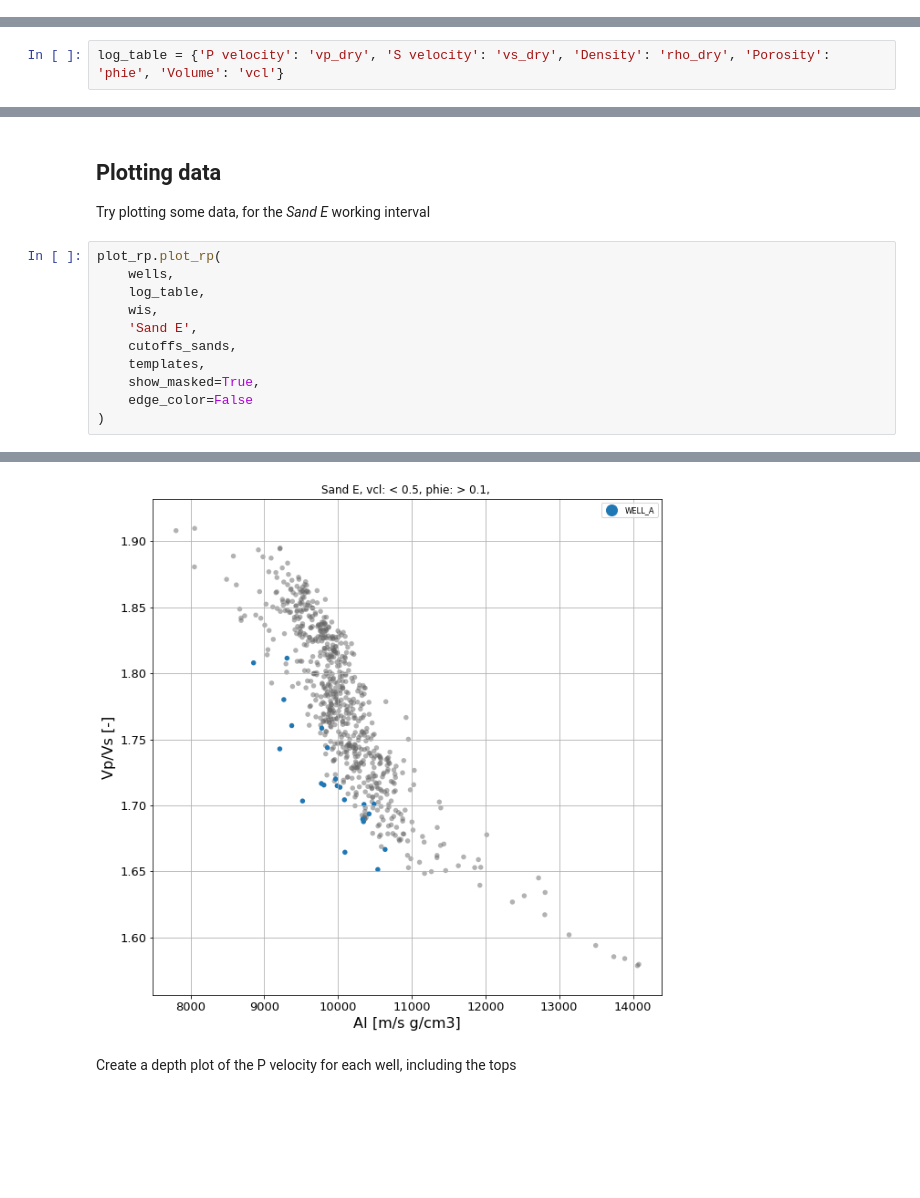
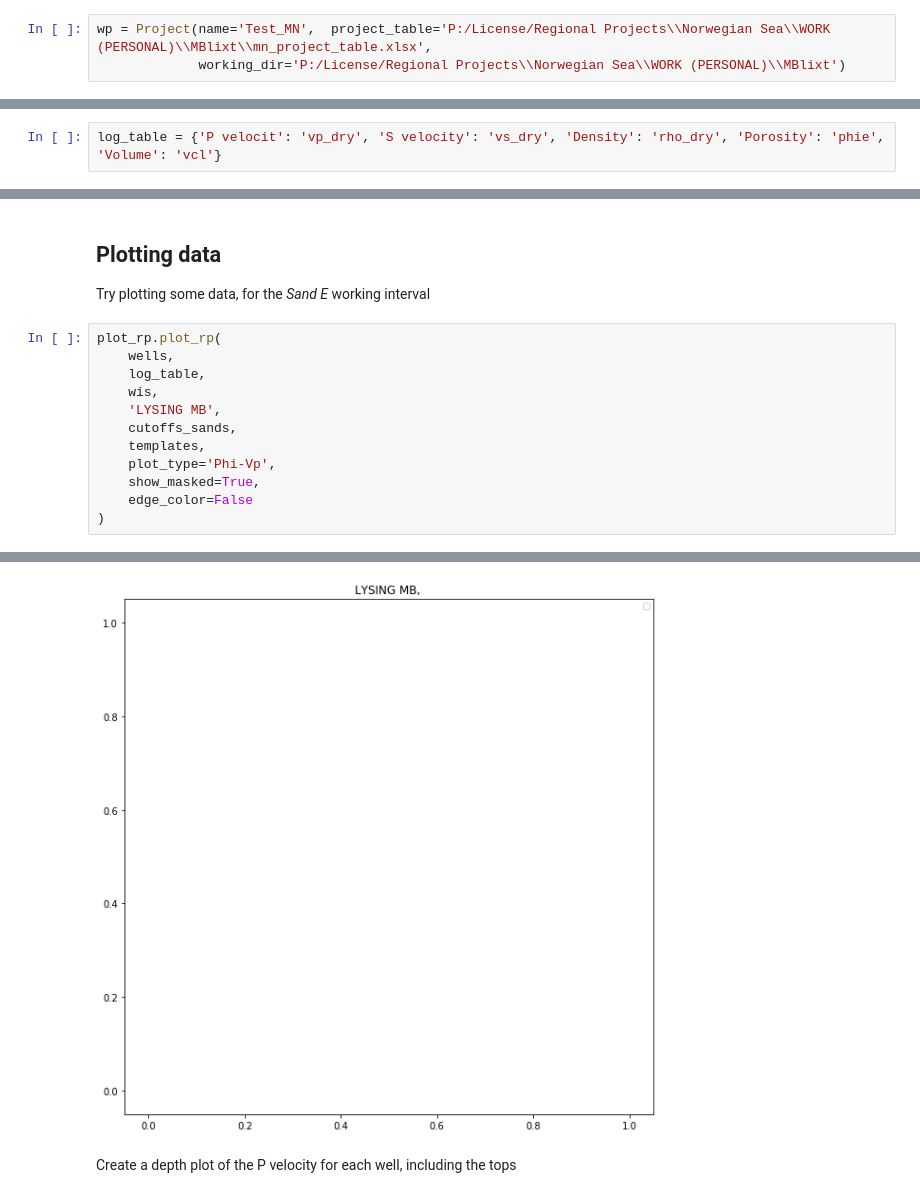
Before and after one commit to emblixt/blixt_rp, a Jupyter notebook: Introduction to blixt_rp.ipynb, the cells around one changed output, grey strips where cells are left out. Drawn from its saved outputs; the diff is of its cells as text; blank space fills up the shorter version.

```diff
--- a/Introduction to blixt_rp.ipynb
+++ b/Introduction to blixt_rp.ipynb
@@ -43,0 +42,3 @@ wp = Project(name='MyProject',  tops_file='test_data/RokDocTops.xlsx', tops_type
+# %%
+wp = Project(name='Test_MN',  project_table='P:/License/Regional Projects\\Norwegian Sea\\WORK (PERSONAL)\\MBlixt\\mn_project_table.xlsx',
+             working_dir='P:/License/Regional Projects\\Norwegian Sea\\WORK (PERSONAL)\\MBlixt')
@@ -52,7 +57,7 @@ By default, none of these needs to be set, and it uses the install directory, to
 
 As seen in the examples above, is possible to load several logs under each log type. When it becomes necessary to choose only one log, in calculations that follows, you do that by defining which log to use in a *log table* dictionary:
 # %%
-log_table = {'P velocity': 'vp_dry', 'S velocity': 'vs_dry', 'Density': 'rho_dry', 'Porosity': 'phie', 'Volume': 'vcl'}
+log_table = {'P velocit': 'vp_dry', 'S velocity': 'vs_dry', 'Density': 'rho_dry', 'Porosity': 'phie', 'Volume': 'vcl'}
 # %% [markdown]
 ## Load selected wells
 # %%
@@ -120,9 +135,10 @@ plot_rp.plot_rp(
     wells,
     log_table,
     wis,
-    'Sand E',
+    'LYSING MB',
     cutoffs_sands,
     templates,
+    plot_type='Phi-Vp',
     show_masked=True,
     edge_color=False
 )
@@ -133,4 +150,4 @@ Plotting well WELL_A
-[figure, old version]
+[figure, new version]
 # %% [markdown]
 Create a depth plot of the P velocity for each well, including the tops
 # %%
```
Also changed, not shown: parts of 7 cells of this notebook, 9 other files.
